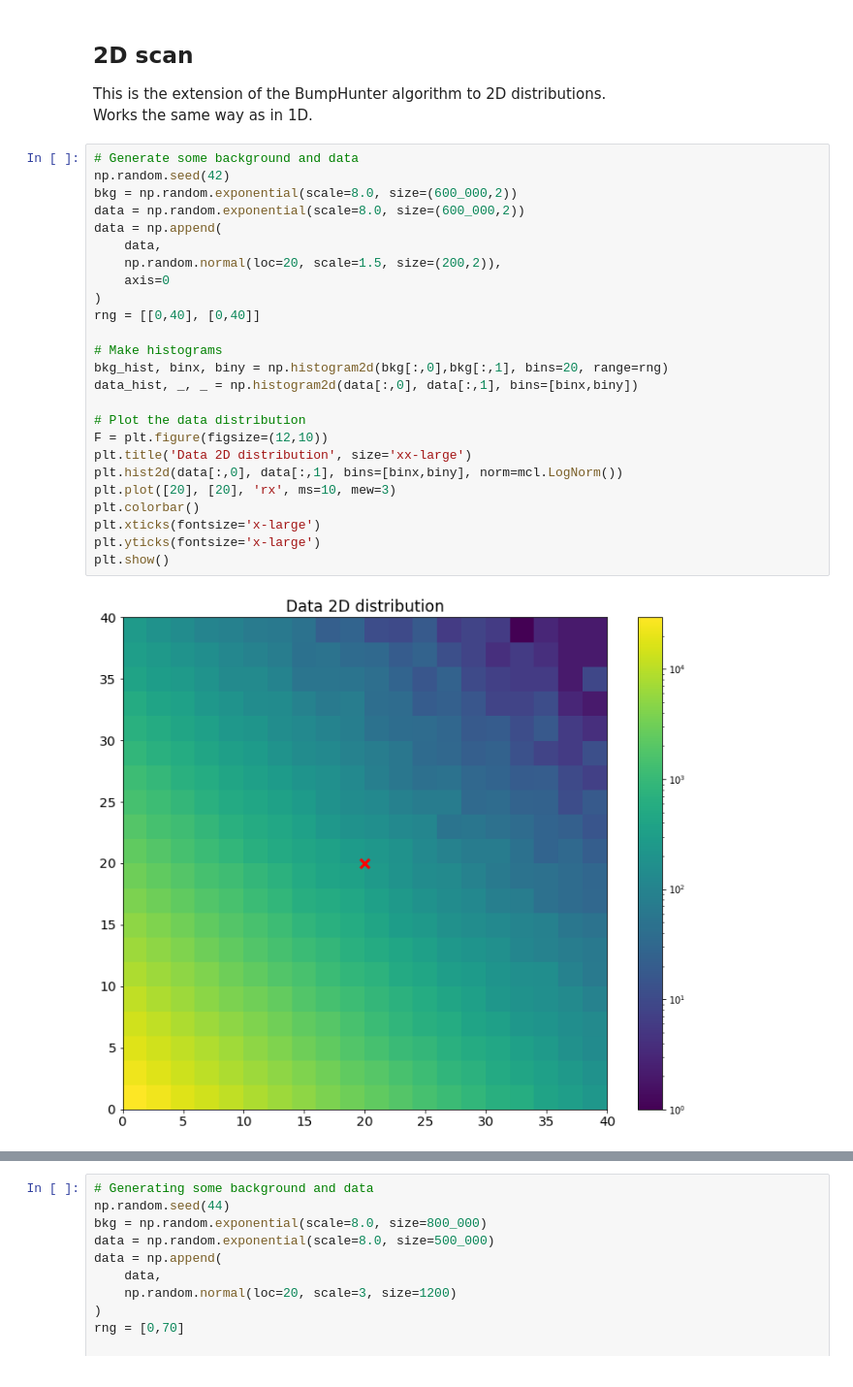
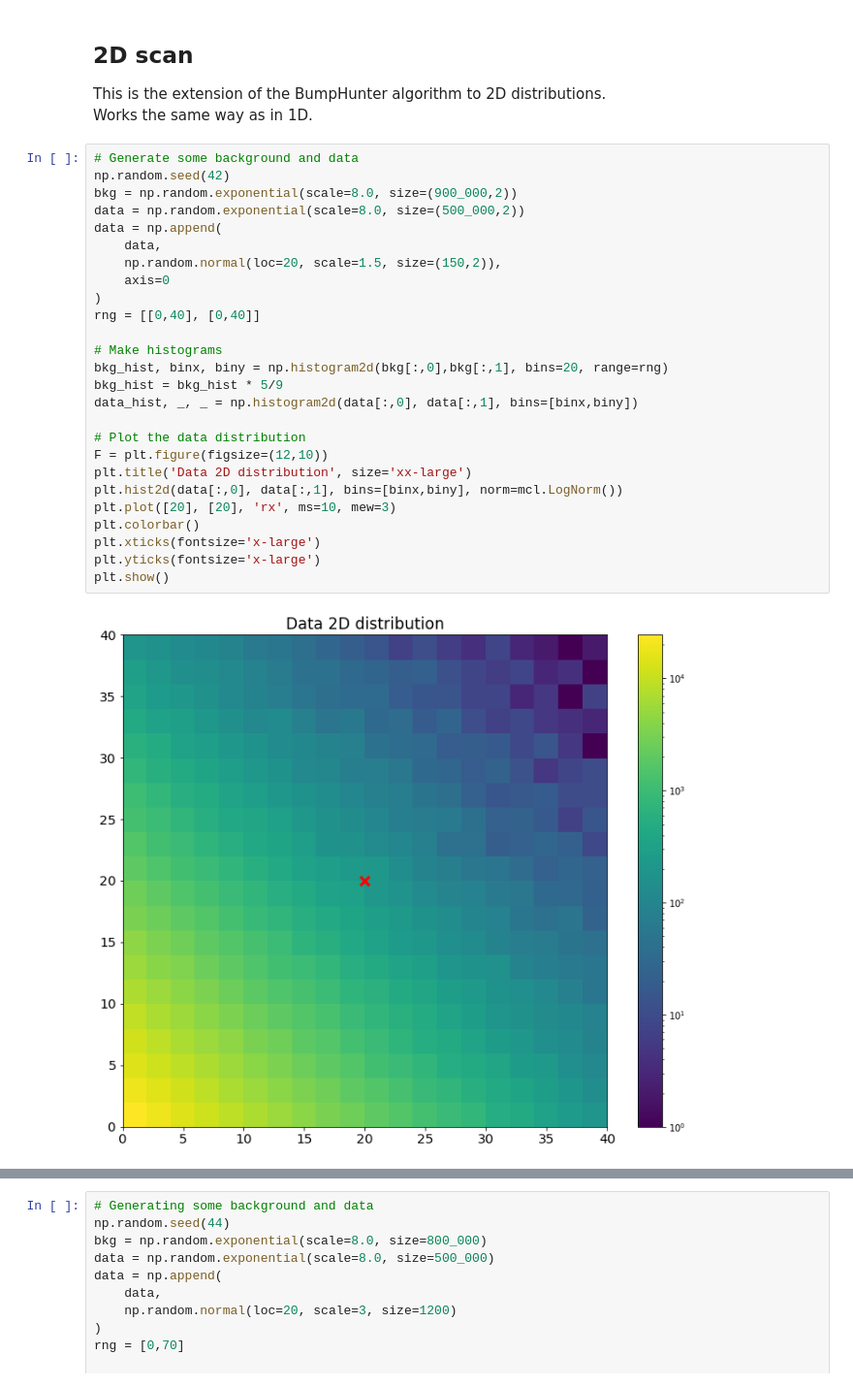
Before and after one commit to lovaslin/pyHEP-notebook-talk, a Jupyter notebook: talk.ipynb, the cells around one changed output, grey strips where cells are left out. Shown: that part at 97% size. Drawn from its saved outputs; the diff is of its cells as text.

```diff
--- a/talk.ipynb
+++ b/talk.ipynb
@@ -187,30 +189,31 @@ Works the same way as in 1D.
 # %%
 # Generate some background and data
 np.random.seed(42)
-bkg = np.random.exponential(scale=8.0, size=(600_000,2))
-data = np.random.exponential(scale=8.0, size=(600_000,2))
+bkg = np.random.exponential(scale=8.0, size=(900_000,2))
+data = np.random.exponential(scale=8.0, size=(500_000,2))
 data = np.append(
     data,
-    np.random.normal(loc=20, scale=1.5, size=(200,2)),
+    np.random.normal(loc=20, scale=1.5, size=(150,2)),
     axis=0
 )
 rng = [[0,40], [0,40]]
 
 # Make histograms
 bkg_hist, binx, biny = np.histogram2d(bkg[:,0],bkg[:,1], bins=20, range=rng)
+bkg_hist = bkg_hist * 5/9
 data_hist, _, _ = np.histogram2d(data[:,0], data[:,1], bins=[binx,biny])
 
 # Plot the data distribution
 F = plt.figure(figsize=(12,10))
 plt.title('Data 2D distribution', size='xx-large')
 plt.hist2d(data[:,0], data[:,1], bins=[binx,biny], norm=mcl.LogNorm())
 plt.plot([20], [20], 'rx', ms=10, mew=3)
 plt.colorbar()
 plt.xticks(fontsize='x-large')
 plt.yticks(fontsize='x-large')
 plt.show()
 # %% [output]
-[figure, old version]
+[figure, new version]
 # %%
 # Create a BumpHunter2D instance
 bh2 = BH.BumpHunter2D(
```
Also changed, not shown: parts of 8 cells of this notebook.
